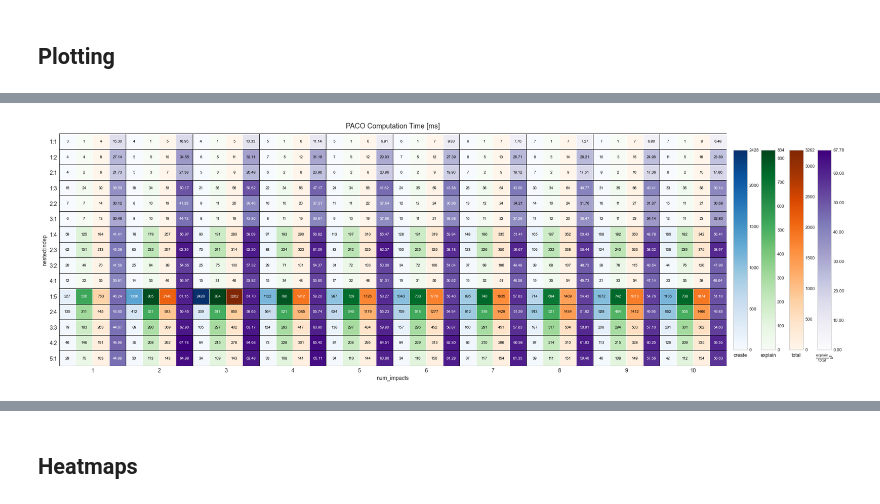
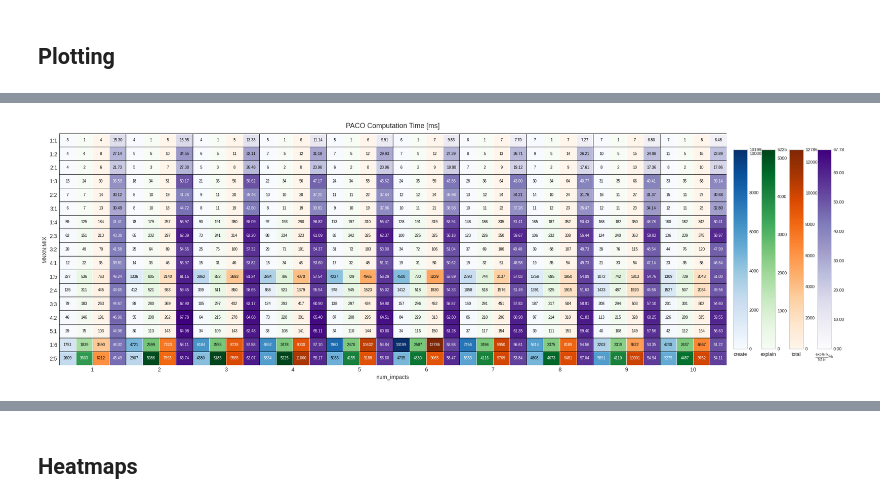
Before and after one commit to danielamadori/PACO, a Jupyter notebook: validation/results/Validation_Expalining_Strategies_for_Expected_Impacts.ipynb, the cells around one changed output, grey strips where cells are left out. Drawn from its saved outputs; the diff is of its cells as text; code cells hidden in the pictures.

```diff
--- a/validation/results/Validation_Expalining_Strategies_for_Expected_Impacts.ipynb
+++ b/validation/results/Validation_Expalining_Strategies_for_Expected_Impacts.ipynb
@@ -1195,7 +1077,6 @@ agg = (
     .mean()
     .reset_index()
 )
-agg = agg.loc[(agg['nested'].astype(int) + agg['indep'].astype(int)) <= 6].copy()
 agg['nested_indep'] = agg['nested'].astype(int).astype(str) + ':' + agg['indep'].astype(int).astype(str)
 
 order = (
@@ -1291,40 +1172,40 @@ ax.set_xticklabels([str(int(v)) for v in col_labels], rotation=0)
 ax.set_yticks(np.arange(nrows) + 0.5)
 ax.set_yticklabels(row_labels)
 ax.set_xlabel('num_impacts')
-ax.set_ylabel('nested:indep')
+ax.set_ylabel('MNXN:MIX')
 ax.set_title('PACO Computation Time [ms]', fontsize=13, pad=10)
 for spine in ax.spines.values():
     spine.set_visible(False)
 
 for cax, (metric, _, label) in zip(cbar_axes, metric_specs):
     sm = ScalarMappable(norm=norms[metric], cmap=cmaps[metric])
     sm.set_array([])
     cbar = fig.colorbar(sm, cax=cax, orientation='vertical')
     cbar.ax.yaxis.label.set_visible(False)
     cbar.ax.xaxis.set_label_position('bottom')
     cbar.ax.set_xlabel(label, fontsize=9, labelpad=6)
     cbar.ax.tick_params(labelsize=8)
     ticks = np.asarray(cbar.get_ticks(), dtype=float)
     vmax = float(norms[metric].vmax)
     ticks = ticks[(ticks >= 0.0) & (ticks <= vmax)]
     if ticks.size == 0 or not np.isclose(ticks[-1], vmax):
         ticks = np.append(ticks, vmax)
     ticks = np.unique(np.round(ticks, 6))
     cbar.set_ticks(ticks)
     if metric == 'explain_share_pct':
         cbar.ax.set_yticklabels([f'{t:.2f}' for t in ticks])
     else:
         cbar.ax.set_yticklabels([f'{t:.0f}' for t in ticks])
 
 import os
 from pathlib import Path
 output_dir = Path(os.environ.get('PACO_BENCHMARK_DB', 'validation/results/benchmarks_our.sqlite')).resolve().parent
 output_dir.mkdir(parents=True, exist_ok=True)
 plt.savefig(output_dir / 'mean_times_nested_indep_num_impacts.pdf', format='pdf', bbox_inches='tight')
 plt.savefig(output_dir / 'mean_times_nested_indep_num_impacts.png', dpi=220, bbox_inches='tight')
 plt.show()
 # %% [output]
-[figure, old version]
+[figure, new version]
 # %%
 # PACO computation time layout variants for paper space optimization
 import os
```
Also changed, not shown: parts of 24 cells of this notebook, 14 other files.
